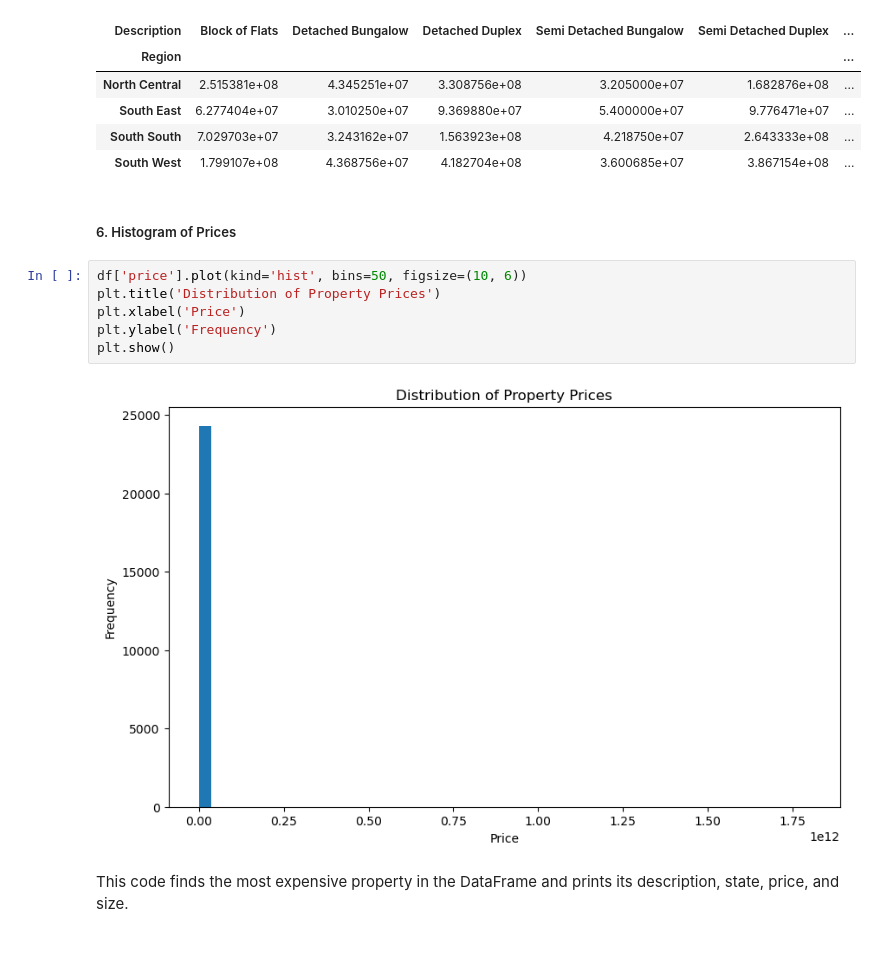
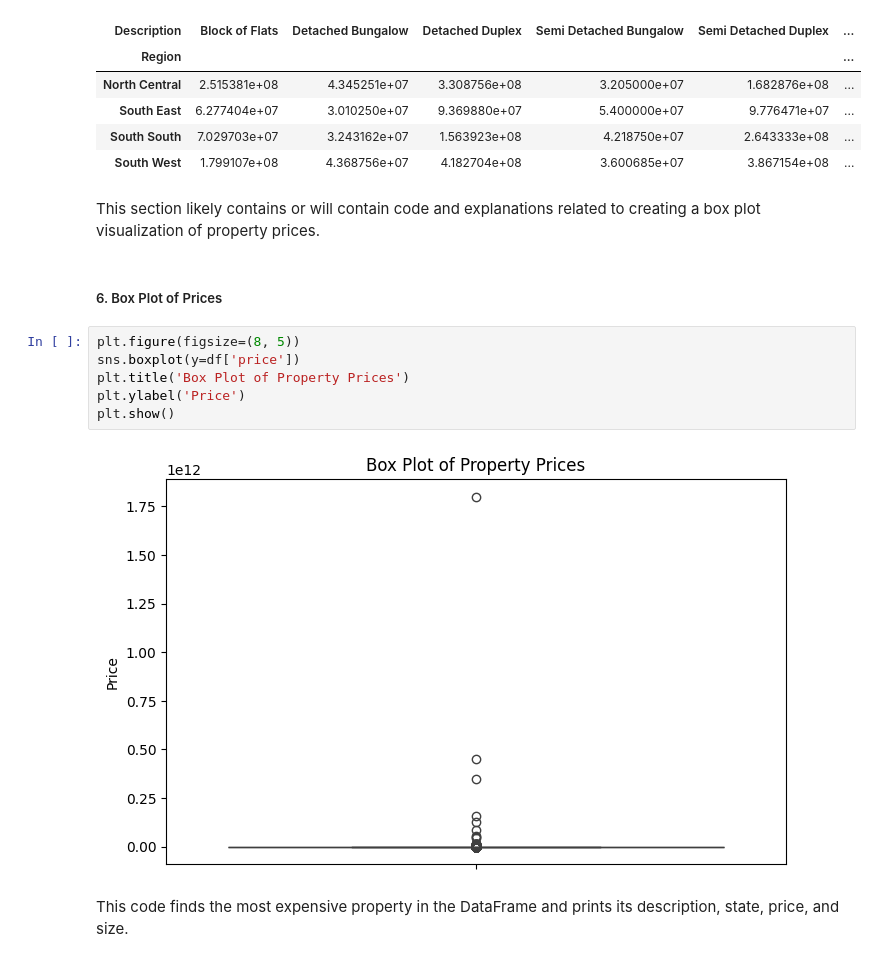
Before and after one commit to Hifedola/Real-Estate, a Jupyter notebook: real.ipynb, the cells around one changed output. Cells and saved outputs as stored; diff of their text form.

```diff
--- a/real.ipynb
+++ b/real.ipynb
@@ -197,16 +200,18 @@ pd.pivot_table(df, values='price', index='Region', columns='Description', aggfun
 | South East | 6.277404e+07 | 3.010250e+07 | 9.369880e+07 | 5.400000e+07 | 9.776471e+07 | ... |
 | South South | 7.029703e+07 | 3.243162e+07 | 1.563923e+08 | 4.218750e+07 | 2.643333e+08 | ... |
 | South West | 1.799107e+08 | 4.368756e+07 | 4.182704e+08 | 3.600685e+07 | 3.867154e+08 | ... |
+# %% [markdown]
+This section likely contains or will contain code and explanations related to creating a box plot visualization of property prices.
 # %% [markdown]
-##### 6. Histogram of Prices
+##### 6. Box Plot of Prices
-# %%
-df['price'].plot(kind='hist', bins=50, figsize=(10, 6))
-plt.title('Distribution of Property Prices')
-plt.xlabel('Price')
-plt.ylabel('Frequency')
-plt.show()
-# %% [output]
-[figure, removed]
+# %%
+plt.figure(figsize=(8, 5))
+sns.boxplot(y=df['price'])
+plt.title('Box Plot of Property Prices')
+plt.ylabel('Price')
+plt.show()
+# %% [output]
+[figure, added]
 # %% [markdown]
 This code finds the most expensive property in the DataFrame and prints its description, state, price, and size.
 # %% [markdown]
```
Also changed, not shown: parts of 25 cells of this notebook.
